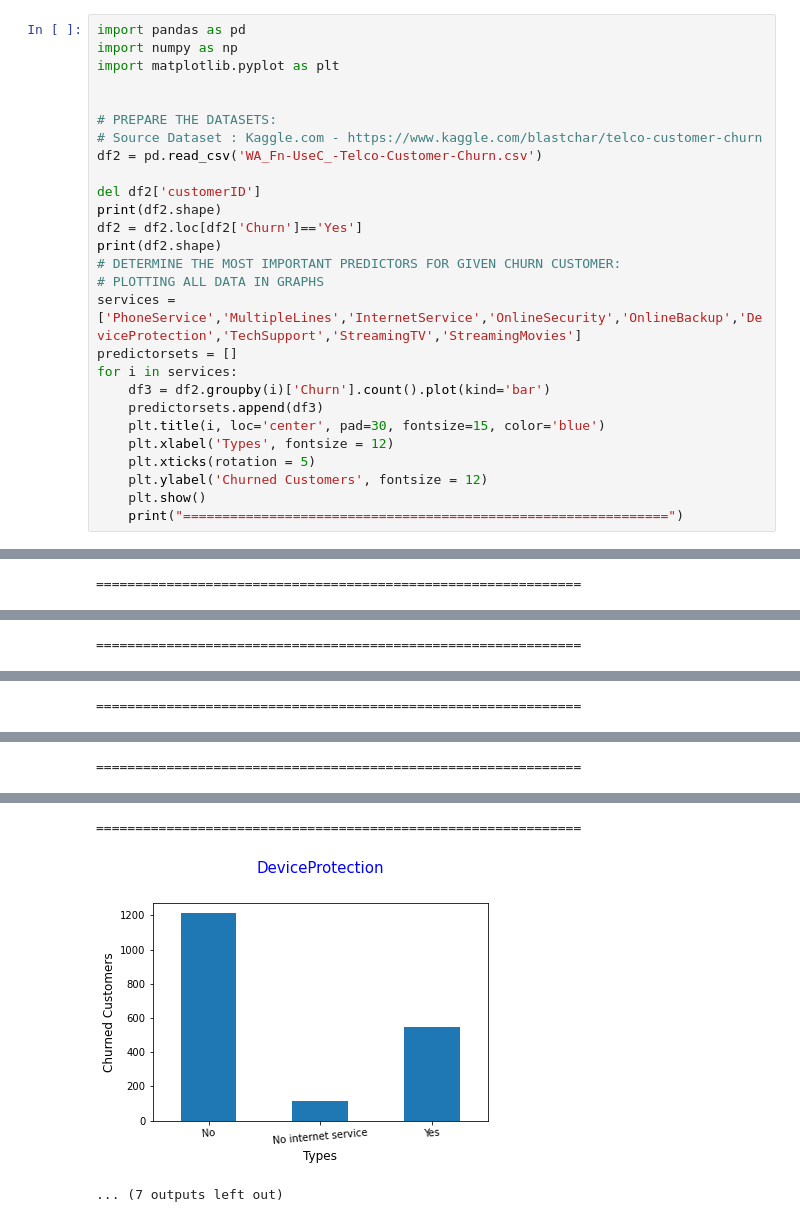
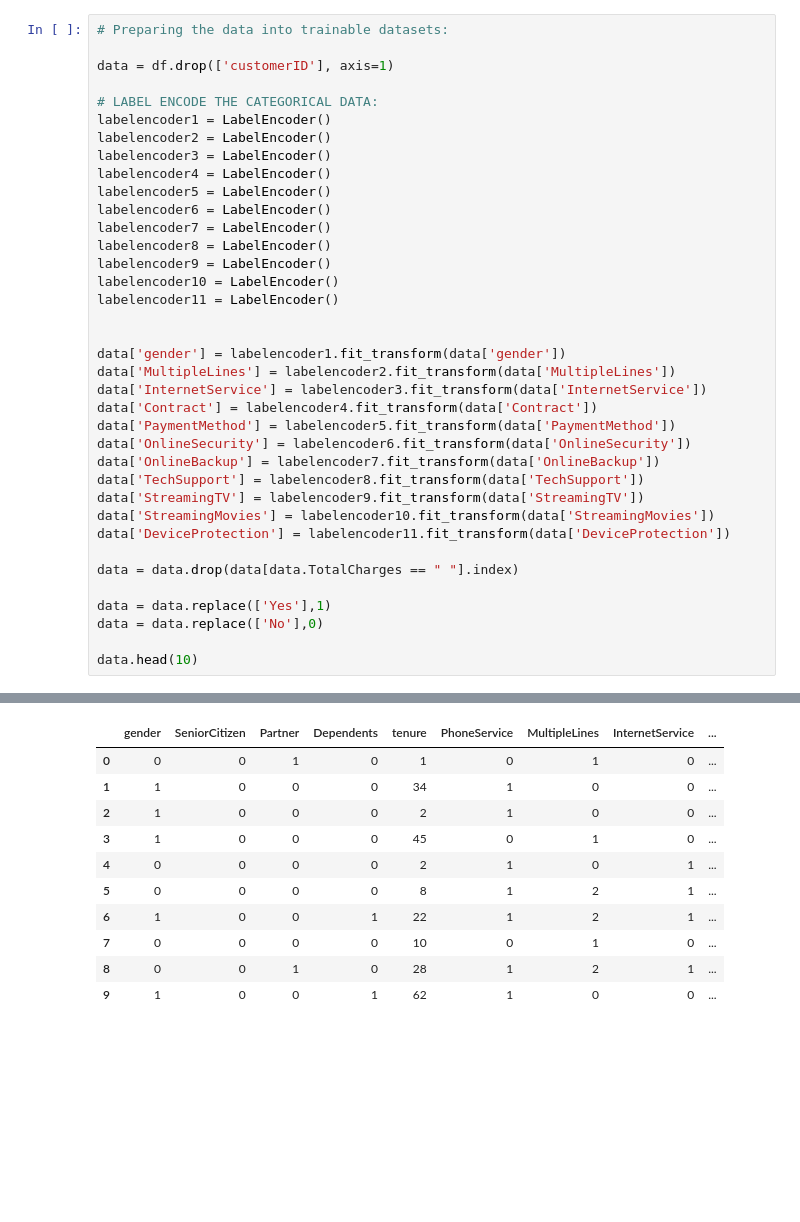
Before and after one commit to KevinNugraha106/Data_Science_Projects, a Jupyter notebook: Telecom Churn Training Kaggle.ipynb, the cells around one changed output, grey strips where cells are left out. Cells and saved outputs as stored; diff of their text form; blank space fills up the shorter version.

```diff
--- a/Telecom Churn Training Kaggle.ipynb
+++ b/Telecom Churn Training Kaggle.ipynb
@@ -93,28 +36,38 @@ weighted avg       0.73      0.73      0.73      1407
 # %%
-import pandas as pd
-import numpy as np
-import matplotlib.pyplot as plt
+# Preparing the data into trainable datasets:
+
+data = df.drop(['customerID'], axis=1)
+
+# LABEL ENCODE THE CATEGORICAL DATA:
+labelencoder1 = LabelEncoder()
+labelencoder2 = LabelEncoder()
+labelencoder3 = LabelEncoder()
+labelencoder4 = LabelEncoder()
+labelencoder5 = LabelEncoder()
+labelencoder6 = LabelEncoder()
+labelencoder7 = LabelEncoder()
+labelencoder8 = LabelEncoder()
+labelencoder9 = LabelEncoder()
+labelencoder10 = LabelEncoder()
+labelencoder11 = LabelEncoder()
 
 
-# PREPARE THE DATASETS:
-# Source Dataset : Kaggle.com - https://www.kaggle.com/blastchar/telco-customer-churn
-df2 = pd.read_csv('WA_Fn-UseC_-Telco-Customer-Churn.csv')
+data['gender'] = labelencoder1.fit_transform(data['gender'])
+data['MultipleLines'] = labelencoder2.fit_transform(data['MultipleLines'])
+data['InternetService'] = labelencoder3.fit_transform(data['InternetService'])
+data['Contract'] = labelencoder4.fit_transform(data['Contract'])
+data['PaymentMethod'] = labelencoder5.fit_transform(data['PaymentMethod'])
+data['OnlineSecurity'] = labelencoder6.fit_transform(data['OnlineSecurity'])
+data['OnlineBackup'] = labelencoder7.fit_transform(data['OnlineBackup'])
+data['TechSupport'] = labelencoder8.fit_transform(data['TechSupport'])
+data['StreamingTV'] = labelencoder9.fit_transform(data['StreamingTV'])
+data['StreamingMovies'] = labelencoder10.fit_transform(data['StreamingMovies'])
+data['DeviceProtection'] = labelencoder11.fit_transform(data['DeviceProtection'])
 
-del df2['customerID']
-print(df2.shape)
-df2 = df2.loc[df2['Churn']=='Yes']
-print(df2.shape)
-# DETERMINE THE MOST IMPORTANT PREDICTORS FOR GIVEN CHURN CUSTOMER:
-# PLOTTING ALL DATA IN GRAPHS
-services = ['PhoneService','MultipleLines','InternetService','OnlineSecurity','OnlineBackup','DeviceProtection','TechSupport','StreamingTV','StreamingMovies']
-predictorsets = []
-for i in services:
-    df3 = df2.groupby(i)['Churn'].count().plot(kind='bar')
-    predictorsets.append(df3)
-    plt.title(i, loc='center', pad=30, fontsize=15, color='blue')
-    plt.xlabel('Types', fontsize = 12)
-    plt.xticks(rotation = 5)
-    plt.ylabel('Churned Customers', fontsize = 12)
-    plt.show()
-    print("==============================================================")
+data = data.drop(data[data.TotalCharges == " "].index)
+
+data = data.replace(['Yes'],1)
+data = data.replace(['No'],0)
+
+data.head(10)
 # %% [output]
@@ -124 +73,0 @@ for i in services:
-==============================================================
@@ -126 +73,0 @@ for i in services:
-==============================================================
@@ -128 +73,0 @@ for i in services:
-==============================================================
@@ -130 +73,0 @@ for i in services:
-==============================================================
@@ -132,3 +74,11 @@ for i in services:
-==============================================================
-[figure, removed]
-... (7 outputs left out)
+|  | gender | SeniorCitizen | Partner | Dependents | tenure | PhoneService | MultipleLines | InternetService | ... |
+| 0 | 0 | 0 | 1 | 0 | 1 | 0 | 1 | 0 | ... |
+| 1 | 1 | 0 | 0 | 0 | 34 | 1 | 0 | 0 | ... |
+| 2 | 1 | 0 | 0 | 0 | 2 | 1 | 0 | 0 | ... |
+| 3 | 1 | 0 | 0 | 0 | 45 | 0 | 1 | 0 | ... |
+| 4 | 0 | 0 | 0 | 0 | 2 | 1 | 0 | 1 | ... |
+| 5 | 0 | 0 | 0 | 0 | 8 | 1 | 2 | 1 | ... |
+| 6 | 1 | 0 | 0 | 1 | 22 | 1 | 2 | 1 | ... |
+| 7 | 0 | 0 | 0 | 0 | 10 | 0 | 1 | 0 | ... |
+| 8 | 0 | 0 | 1 | 0 | 28 | 1 | 2 | 1 | ... |
+| 9 | 1 | 0 | 0 | 1 | 62 | 1 | 0 | 0 | ... |
```
Also changed, not shown: parts of 16 cells of this notebook.
